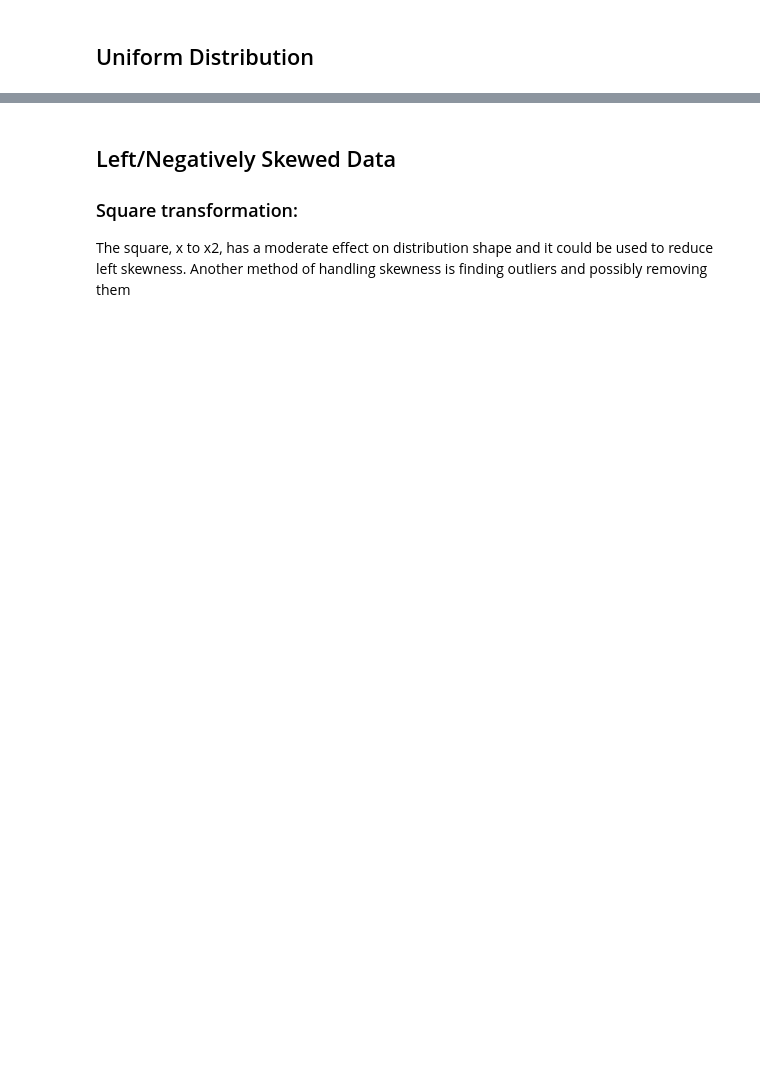
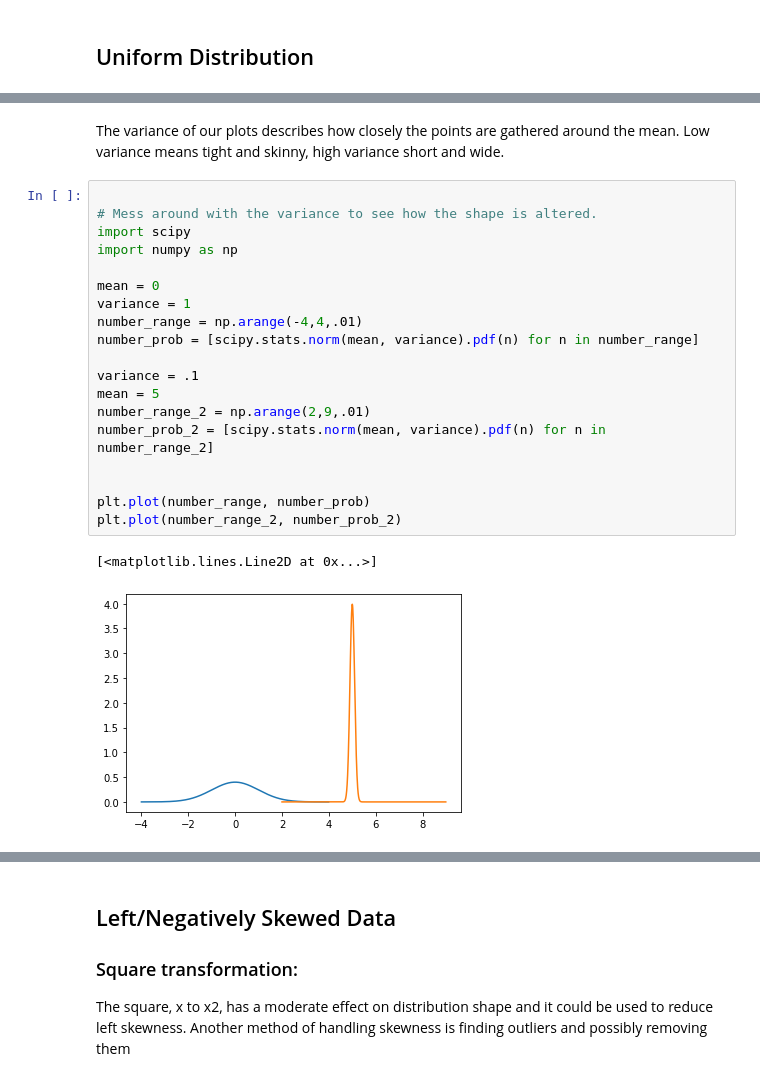
Before and after one commit to lecritch/distributions_seattle-chicago-ds, a Jupyter notebook: index.ipynb, the cells around one changed output, grey strips where cells are left out. Saved outputs shown, nothing was run; the diff lists cells and outputs as text; blank space fills up the shorter version.

```diff
--- a/index.ipynb
+++ b/index.ipynb
@@ -411,0 +244,24 @@ x to log base 10 of x, or x to log base e of x (ln x), or x to log base 2 of x,
+# %% [markdown]
+The variance of our plots describes how closely the points are gathered around the mean.  Low variance means tight and skinny, high variance short and wide.
+# %%
+
+# Mess around with the variance to see how the shape is altered.
+import scipy
+import numpy as np
+
+mean = 0
+variance = 1
+number_range = np.arange(-4,4,.01)
+number_prob = [scipy.stats.norm(mean, variance).pdf(n) for n in number_range]
+
+variance = .1
+mean = 5
+number_range_2 = np.arange(2,9,.01)
+number_prob_2 = [scipy.stats.norm(mean, variance).pdf(n) for n in number_range_2]
+
+
+plt.plot(number_range, number_prob)
+plt.plot(number_range_2, number_prob_2)
+# %% [output]
+[<matplotlib.lines.Line2D at 0x...>]
+[figure, added]
```
Also changed, not shown: parts of 129 cells of this notebook, 37 other files.
